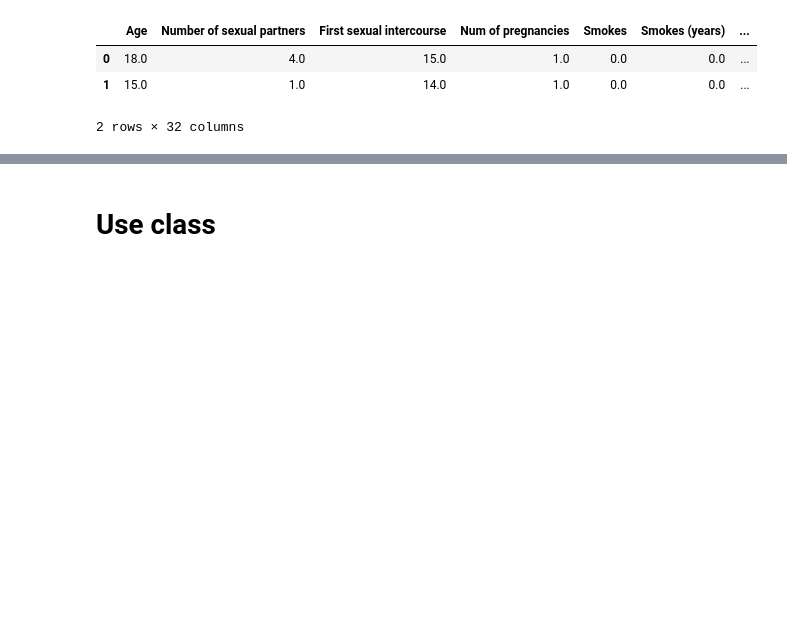
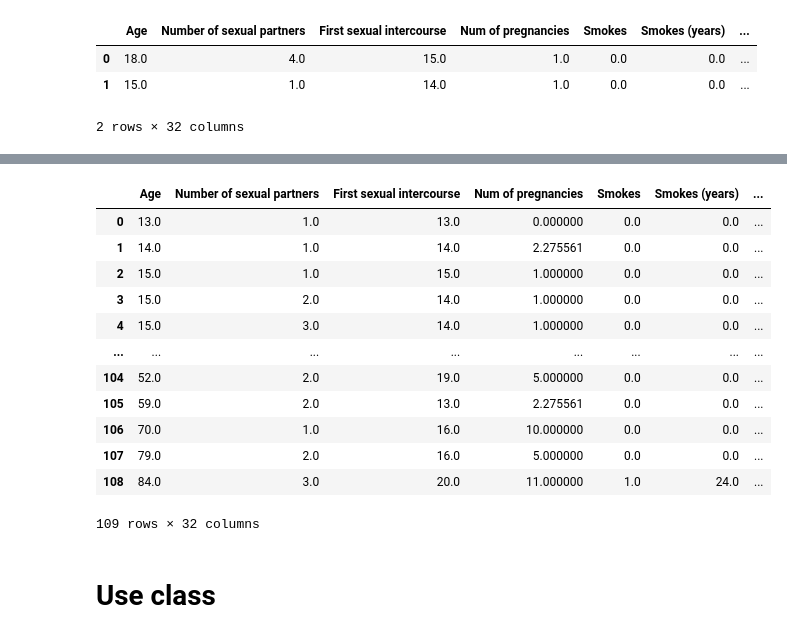
Before and after one commit to mixerupper/ice_feature_impact, a Jupyter notebook: notebooks/01-replication/02b-ice-plot-from-class.ipynb, the cells around one changed output, grey strips where cells are left out. Saved outputs shown, nothing was run; the diff lists cells and outputs as text; code cells hidden in the pictures; blank space fills up the shorter version.

```diff
--- a/notebooks/01-replication/02b-ice-plot-from-class.ipynb
+++ b/notebooks/01-replication/02b-ice-plot-from-class.ipynb
@@ -67,2 +67,18 @@ LogisticRegression()
+# %%
+sample_df
+# %% [output]
+|  | Age | Number of sexual partners | First sexual intercourse | Num of pregnancies | Smokes | Smokes (years) | ... |
+| 0 | 13.0 | 1.0 | 13.0 | 0.000000 | 0.0 | 0.0 | ... |
+| 1 | 14.0 | 1.0 | 14.0 | 2.275561 | 0.0 | 0.0 | ... |
+| 2 | 15.0 | 1.0 | 15.0 | 1.000000 | 0.0 | 0.0 | ... |
+| 3 | 15.0 | 2.0 | 14.0 | 1.000000 | 0.0 | 0.0 | ... |
+| 4 | 15.0 | 3.0 | 14.0 | 1.000000 | 0.0 | 0.0 | ... |
+| ... | ... | ... | ... | ... | ... | ... | ... |
+| 104 | 52.0 | 2.0 | 19.0 | 5.000000 | 0.0 | 0.0 | ... |
+| 105 | 59.0 | 2.0 | 13.0 | 2.275561 | 0.0 | 0.0 | ... |
+| 106 | 70.0 | 1.0 | 16.0 | 10.000000 | 0.0 | 0.0 | ... |
+| 107 | 79.0 | 2.0 | 16.0 | 5.000000 | 0.0 | 0.0 | ... |
+| 108 | 84.0 | 3.0 | 20.0 | 11.000000 | 1.0 | 24.0 | ... |
+109 rows × 32 columns
 # %% [markdown]
 # Use class
```
Also changed, not shown: parts of 24 cells of this notebook, 5 other files.
